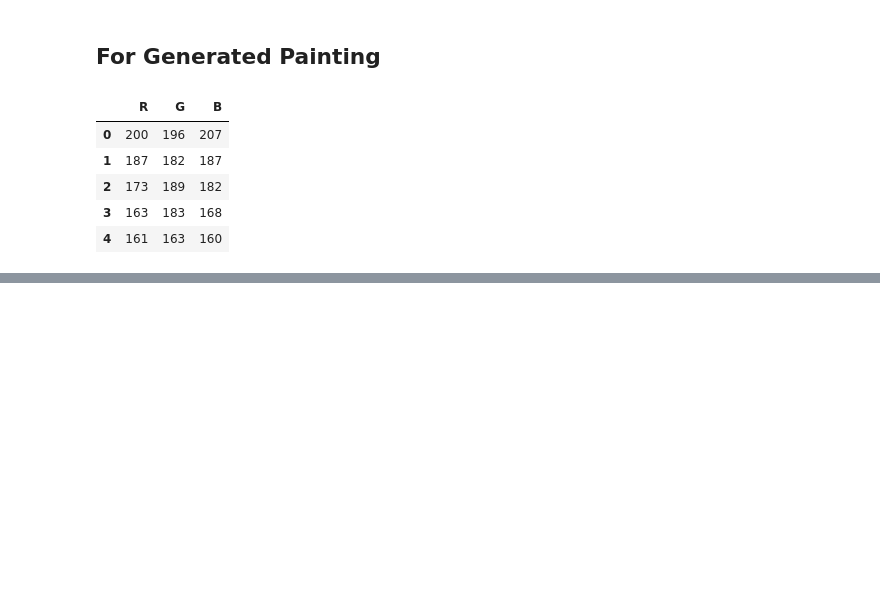
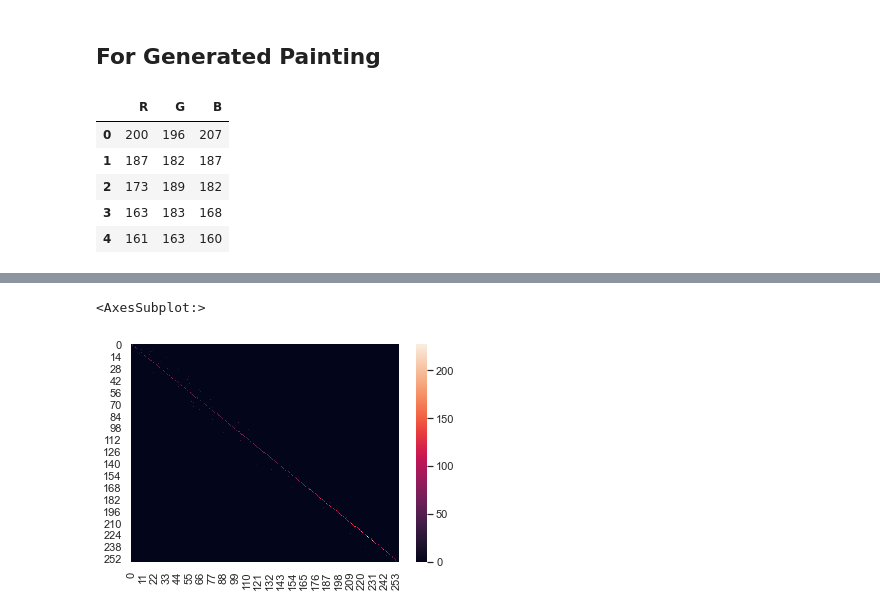
Before and after one commit to arpit2412/Generative-Adversarial-Network-, a Jupyter notebook: CycleGAN/Histogram_Plot.ipynb, the cells around one changed output, grey strips where cells are left out. Cells and saved outputs as stored; diff of their text form; code cells hidden in the pictures; blank space fills up the shorter version.

```diff
--- a/CycleGAN/Histogram_Plot.ipynb
+++ b/CycleGAN/Histogram_Plot.ipynb
@@ -714,0 +802,5 @@ df2
+# %%
+sns.heatmap(cf_matrix)
+# %% [output]
+<AxesSubplot:>
+[figure, added]
```
Also changed, not shown: parts of 25 cells of this notebook.
